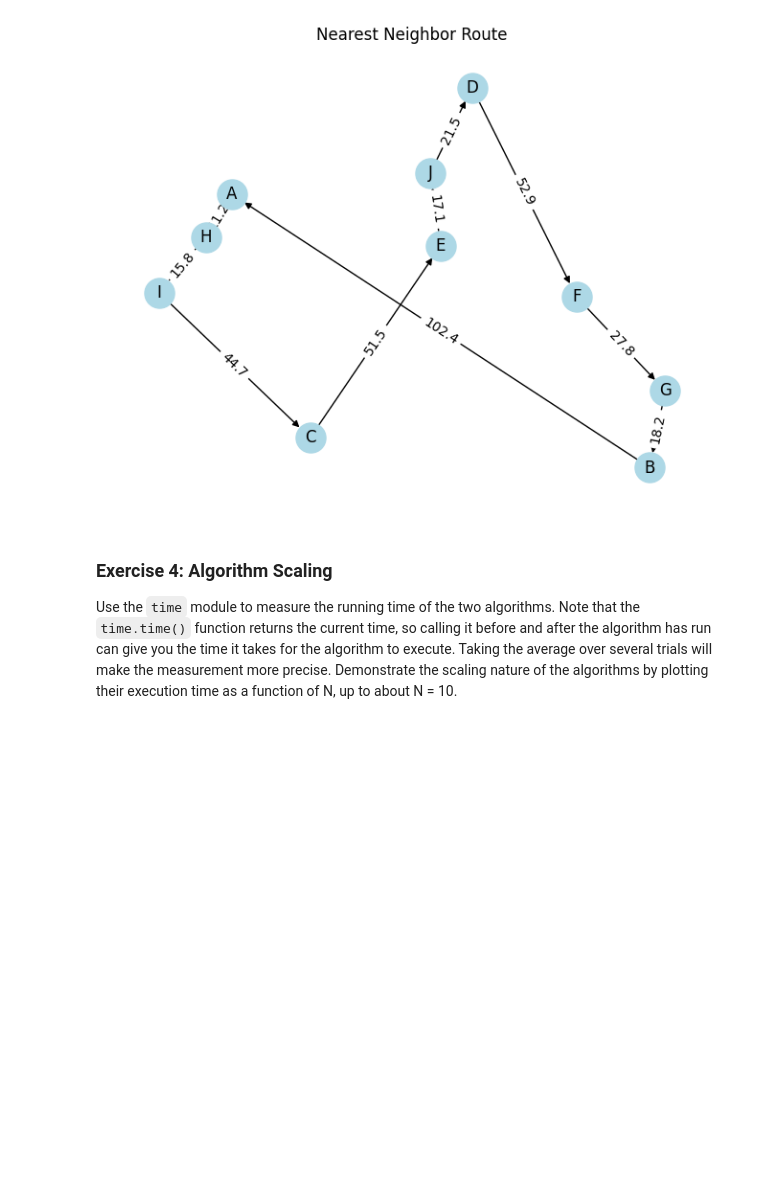
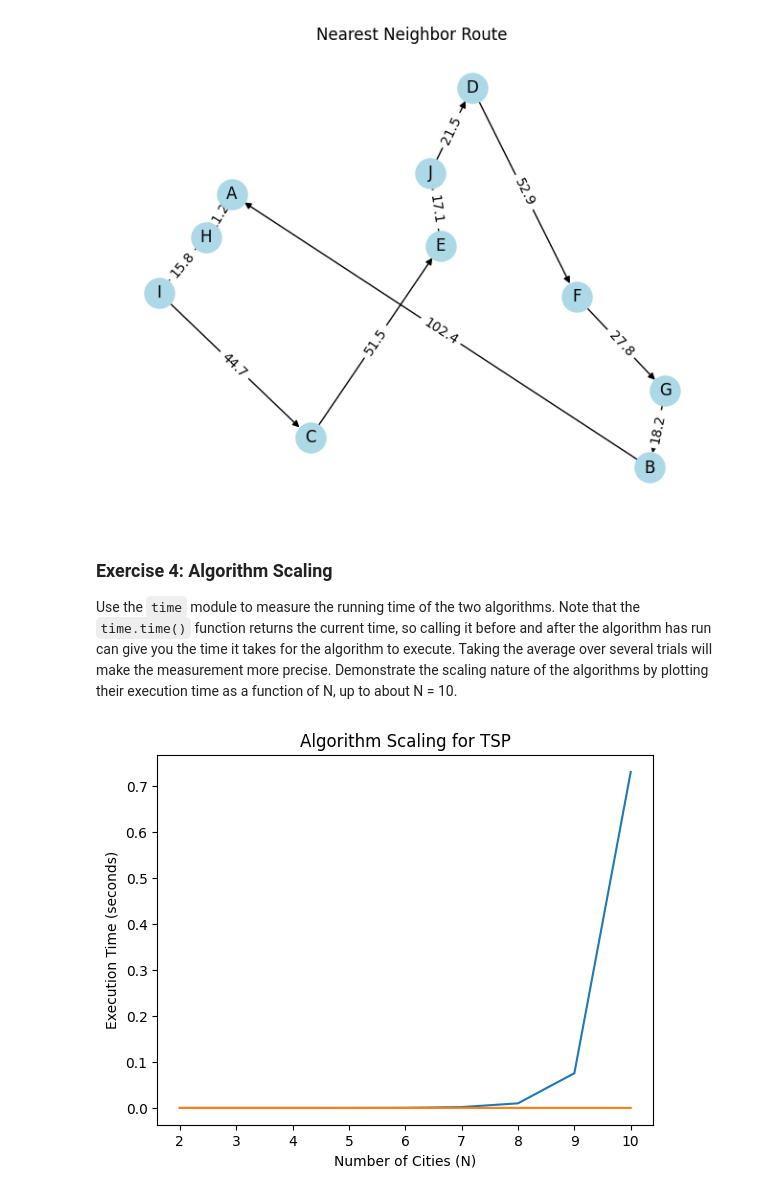
Before and after one commit to kashishkhera44/comp215, a Jupyter notebook: labs/lab05_scaling.ipynb, the cells around one changed output. Cells and saved outputs as stored; diff of their text form; code cells hidden in the pictures; blank space fills up the shorter version.

```diff
--- a/labs/lab05_scaling.ipynb
+++ b/labs/lab05_scaling.ipynb
@@ -178,0 +177,31 @@ Use the `time` module to measure the running time of the two algorithms.  Note t
+# %%
+# Ex 4: your code here
+def measure_execution_time(algorithm, city_map, distances):
+    """Measures the execution time of a given algorithm."""
+    start_time = time.time()
+    algorithm(city_map, distances)
+    end_time = time.time()
+    return end_time - start_time
+
+
+# Example
+num_cities_range = range(2, 11)
+brute_force_times = []
+nearest_neighbor_times = []
+
+for num_cities in num_cities_range:
+    city_map = setup_map(num_cities)
+    distances = calculate_distances(city_map)
+    brute_force_time = measure_execution_time(brute_force, city_map, distances)
+    brute_force_times.append(brute_force_time)
+    nearest_neighbor_time = measure_execution_time(nearest_neighbour, city_map, distances)
+    nearest_neighbor_times.append(nearest_neighbor_time)
+
+plt.plot(num_cities_range, brute_force_times, label="Brute Force")
+plt.plot(num_cities_range, nearest_neighbor_times, label="Nearest Neighbor")
+plt.xlabel("Number of Cities (N)")
+plt.ylabel("Execution Time (seconds)")
+plt.title("Algorithm Scaling for TSP")
+plt.show()
+# %% [output]
+[figure, added]
```
Also changed, not shown: parts of 1 cell of this notebook.
